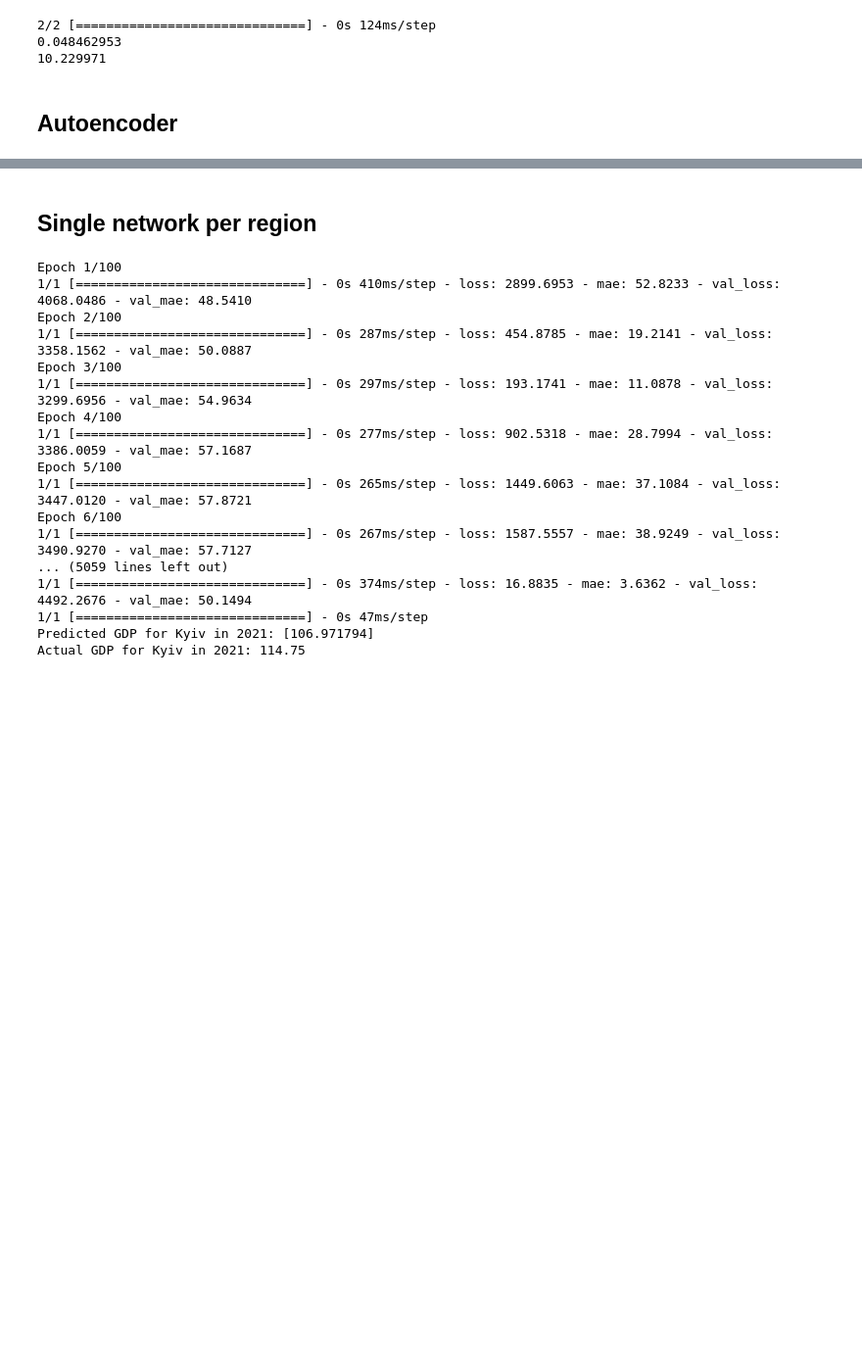
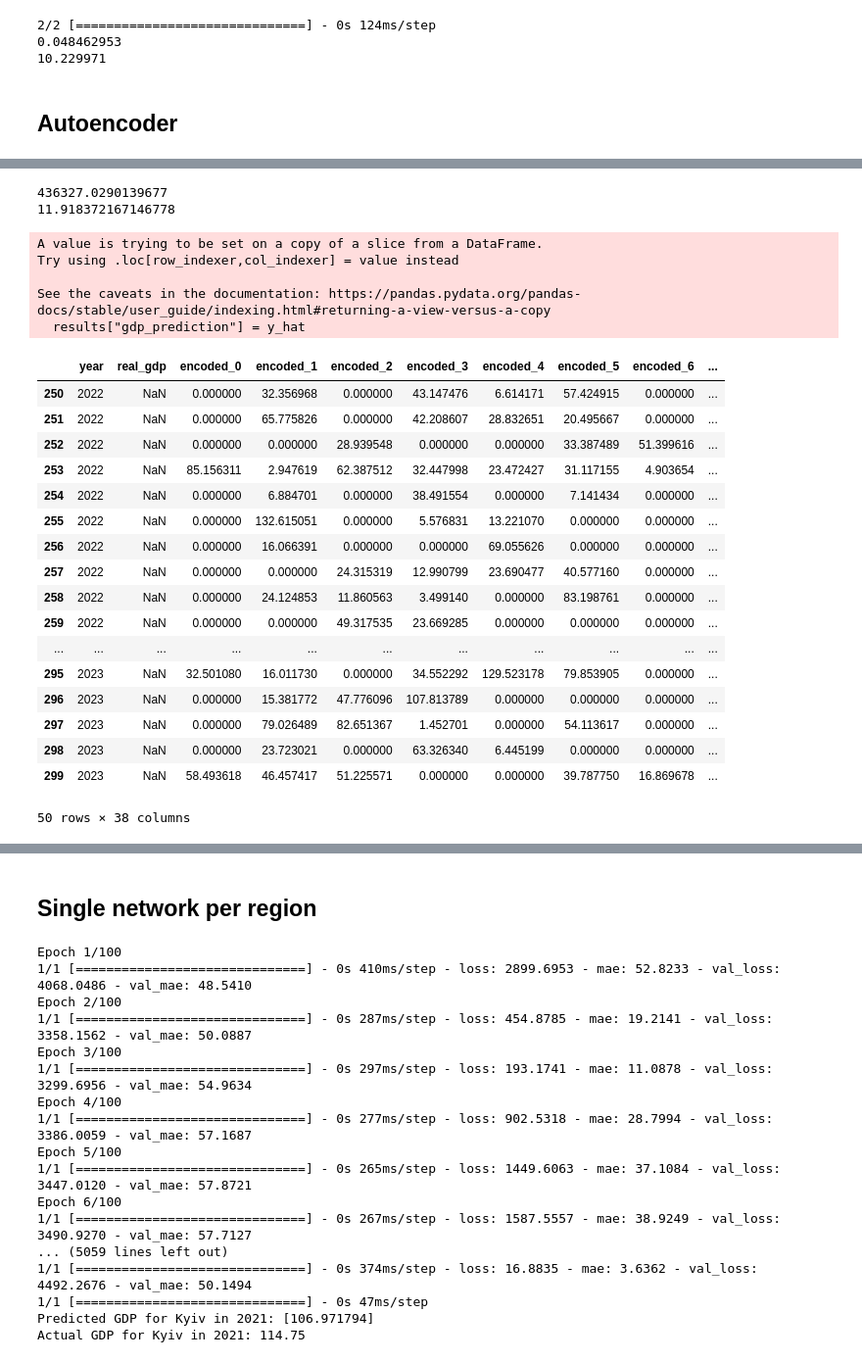
Before and after one commit to lollex90/masters-diss, a Jupyter notebook: main.ipynb, the cells around one changed output, grey strips where cells are left out. Shown at 98% size. Saved outputs shown, nothing was run; the diff lists cells and outputs as text; code cells hidden in the pictures; blank space fills up the shorter version.

Commit message:
autoencoder

```diff
--- a/main.ipynb
+++ b/main.ipynb
@@ -607,4 +666,4 @@ _________________________________________________________________
 # %%
 # Assuming you have training data loaded in `train_images`
-autoencoder.fit(X, X, epochs=50, batch_size=32)
+autoencoder.fit(images_resized, images_resized, epochs=20, batch_size=32)
 # %% [output]
@@ -612,0 +688,4 @@ WARNING:tensorflow:From c:\Users\jakub\anaconda\lib\site-packages\keras\src\util
+# %%
+autoencoder.save('simple_autoencoder.h5')
+encoder = models.Model(input_img, encoded)
+encoder.save('encoder.h5')
@@ -612,0 +694,2 @@ WARNING:tensorflow:From c:\Users\jakub\anaconda\lib\site-packages\keras\src\util
+# %%
+encoded_imgs = encoder.predict(images_resized)
@@ -612,0 +731,62 @@ WARNING:tensorflow:From c:\Users\jakub\anaconda\lib\site-packages\keras\src\util
+# %%
+# fit a XGBoost model
+import xgboost as xgb
+
+xgb_model = xgb.XGBRegressor(objective="reg:squarederror", random_state=0)
+
+xgb_model.fit(X_train, y_train)
+
+# get the predictions
+y_hat = xgb_model.predict(X_test)
+
+# compute the mae
+mae = np.mean(np.abs(y_test - y_hat))
+
+# compute the mean percentage error
+percentage_error = np.mean(100*np.abs((y_test - y_hat) / y_test))
+
+print(mae)
+print(percentage_error)
+# %% [output]
+436327.0290139677
+11.918372167146778
+# %%
+# predict on full data
+best_model = xgb.XGBRegressor(objective="reg:squarederror", random_state=0)
+
+best_model.fit(X, y)
+
+results = test_data
+test_data = test_data.drop(columns=["year", "real_gdp"])
+y_hat = best_model.predict(test_data)
+
+results["gdp_prediction"] = y_hat
+
+# results = results[["region", "gdp_prediction"]]
+# %% [output]
+A value is trying to be set on a copy of a slice from a DataFrame.
+Try using .loc[row_indexer,col_indexer] = value instead
+
+See the caveats in the documentation: https://pandas.pydata.org/pandas-docs/stable/user_guide/indexing.html#returning-a-view-versus-a-copy
+  results["gdp_prediction"] = y_hat
+# %%
+results
+# %% [output]
+|  | year | real_gdp | encoded_0 | encoded_1 | encoded_2 | encoded_3 | encoded_4 | encoded_5 | encoded_6 | ... |
+| 250 | 2022 | NaN | 0.000000 | 32.356968 | 0.000000 | 43.147476 | 6.614171 | 57.424915 | 0.000000 | ... |
+| 251 | 2022 | NaN | 0.000000 | 65.775826 | 0.000000 | 42.208607 | 28.832651 | 20.495667 | 0.000000 | ... |
+| 252 | 2022 | NaN | 0.000000 | 0.000000 | 28.939548 | 0.000000 | 0.000000 | 33.387489 | 51.399616 | ... |
+| 253 | 2022 | NaN | 85.156311 | 2.947619 | 62.387512 | 32.447998 | 23.472427 | 31.117155 | 4.903654 | ... |
+| 254 | 2022 | NaN | 0.000000 | 6.884701 | 0.000000 | 38.491554 | 0.000000 | 7.141434 | 0.000000 | ... |
+| 255 | 2022 | NaN | 0.000000 | 132.615051 | 0.000000 | 5.576831 | 13.221070 | 0.000000 | 0.000000 | ... |
+| 256 | 2022 | NaN | 0.000000 | 16.066391 | 0.000000 | 0.000000 | 69.055626 | 0.000000 | 0.000000 | ... |
+| 257 | 2022 | NaN | 0.000000 | 0.000000 | 24.315319 | 12.990799 | 23.690477 | 40.577160 | 0.000000 | ... |
+| 258 | 2022 | NaN | 0.000000 | 24.124853 | 11.860563 | 3.499140 | 0.000000 | 83.198761 | 0.000000 | ... |
+| 259 | 2022 | NaN | 0.000000 | 0.000000 | 49.317535 | 23.669285 | 0.000000 | 0.000000 | 0.000000 | ... |
+| ... | ... | ... | ... | ... | ... | ... | ... | ... | ... | ... |
+| 295 | 2023 | NaN | 32.501080 | 16.011730 | 0.000000 | 34.552292 | 129.523178 | 79.853905 | 0.000000 | ... |
+| 296 | 2023 | NaN | 0.000000 | 15.381772 | 47.776096 | 107.813789 | 0.000000 | 0.000000 | 0.000000 | ... |
+| 297 | 2023 | NaN | 0.000000 | 79.026489 | 82.651367 | 1.452701 | 0.000000 | 54.113617 | 0.000000 | ... |
+| 298 | 2023 | NaN | 0.000000 | 23.723021 | 0.000000 | 63.326340 | 6.445199 | 0.000000 | 0.000000 | ... |
+| 299 | 2023 | NaN | 58.493618 | 46.457417 | 51.225571 | 0.000000 | 0.000000 | 39.787750 | 16.869678 | ... |
+50 rows × 38 columns
```
Also changed, not shown: parts of 15 cells of this notebook.
